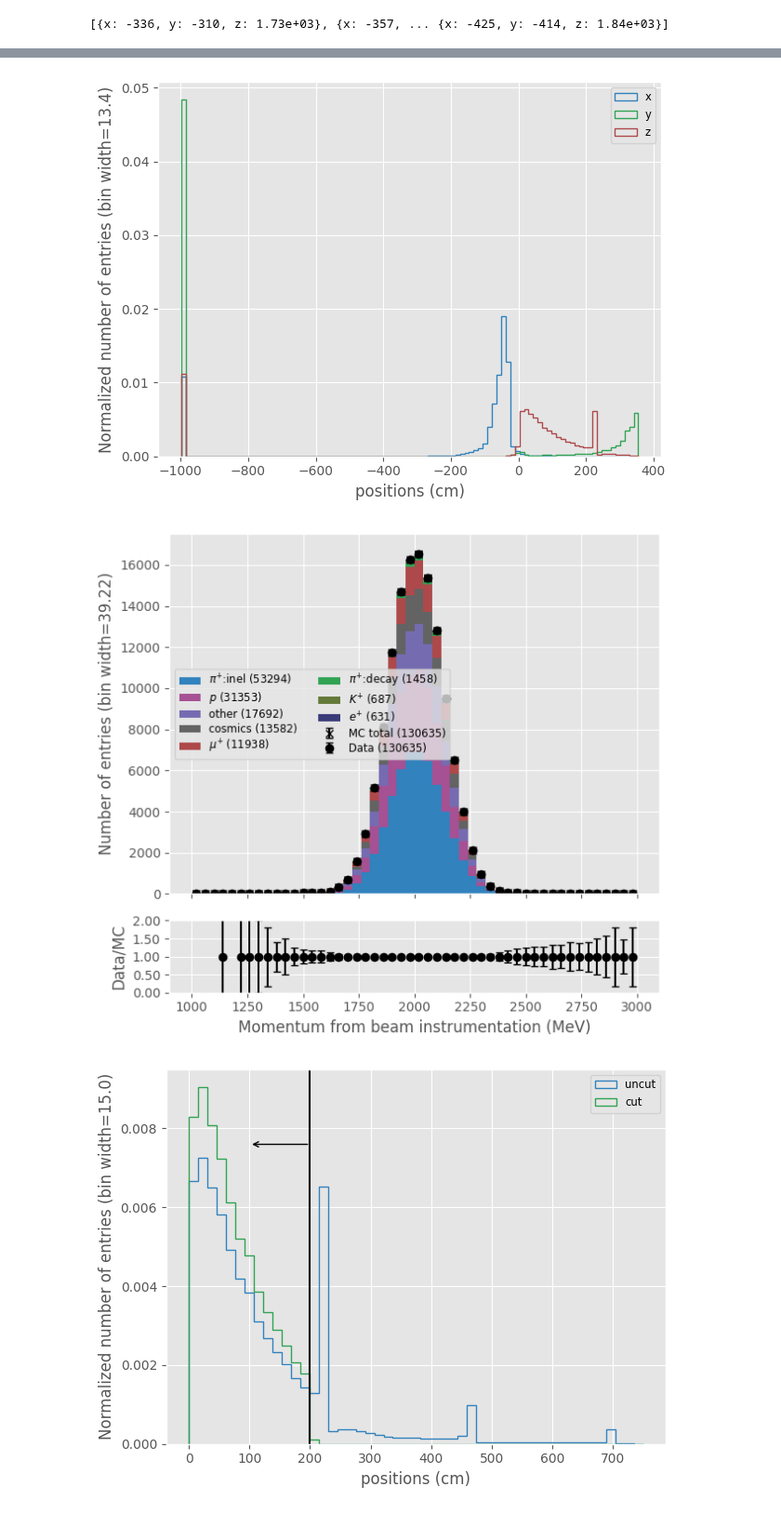
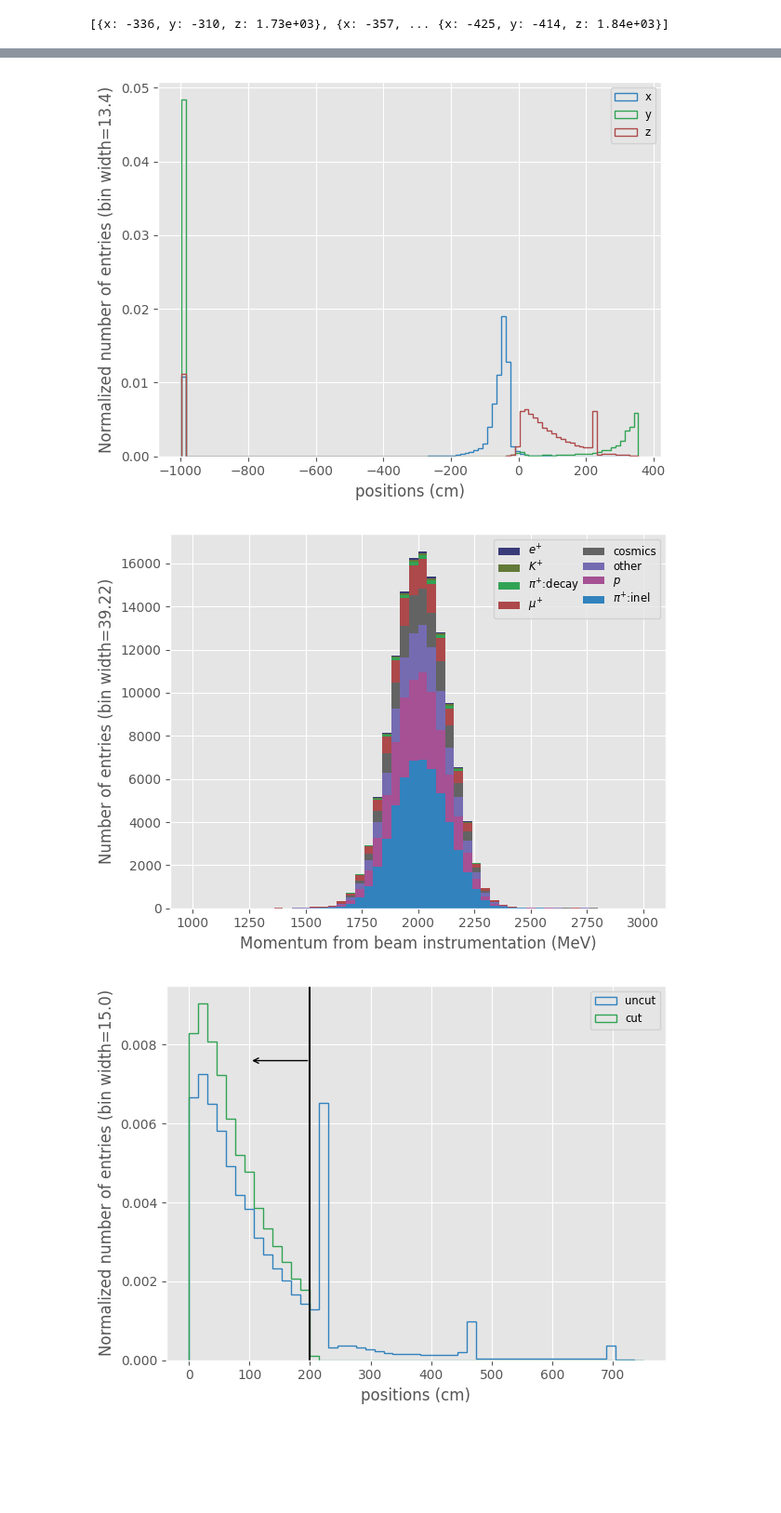
Before and after one commit to dlindebaum/pion-argon-xs-analysis, a Jupyter notebook: analysis/sandbox/example_notebook.ipynb, the cells around one changed output, grey strips where cells are left out. Shown at 93% size. Cells and saved outputs as stored; diff of their text form; code cells hidden in the pictures; blank space fills up the shorter version.

```diff
--- a/analysis/sandbox/example_notebook.ipynb
+++ b/analysis/sandbox/example_notebook.ipynb
@@ -71,28 +80,28 @@ print(vector.prod(mc.recoParticles.beam_inst_P, vector.normalize(vector.sub(mc.r
 # %%
 # there is also a custom plotting library with options to save plots into pdf documents
 
 # PlotBook class saves any generated pdfs to a single document. This is an example using context managers. (set to true to save the plots, otherwise they are displayed in the notebook.)
 with Plots.PlotBook("example_notebook_plots", False) as book:
     Plots.PlotHist(mc.recoParticles.beam_inst_P, bins = 50, xlabel = "Momentum from beam instrumentation (MeV)", range = [1000, 3000]) # a function wrapper for plt.hist
 
     Plots.PlotHistComparison([
         mc.recoParticles.beam_endPos_SCE.x,
         mc.recoParticles.beam_endPos_SCE.y,
         mc.recoParticles.beam_endPos_SCE.z
         ], labels = ["x", "y", "z"], xlabel = "positions (cm)") # make a comparison plot between multiple histograms (note the labels are required)
 
     Plots.PlotTagged(
         mc.recoParticles.beam_inst_P, # MC to plot
         Tags.GenerateTrueBeamParticleTags(mc), # The tag the true particle has.
-        data2 = mc.recoParticles.beam_inst_P, # Data to plot
+        # data2 = mc.recoParticles.beam_inst_P, # Data to plot
         bins = 50,
         x_label = "Momentum from beam instrumentation (MeV)",
         x_range = [1000, 3000]
         ) # more advancde plot for MC (and Data optionally), that allows for tagging samples in the data (good when visualising data that contains multiple unit sample types)
 # %% [output]
 [figure]
 [figure]
-[figure, old version]
+[figure, new version]
 # %%
 # Note that you can perform boolean logic on arrrays. this is used to select data based on some criteria
 
```
Also changed, not shown: parts of 3 cells of this notebook.
